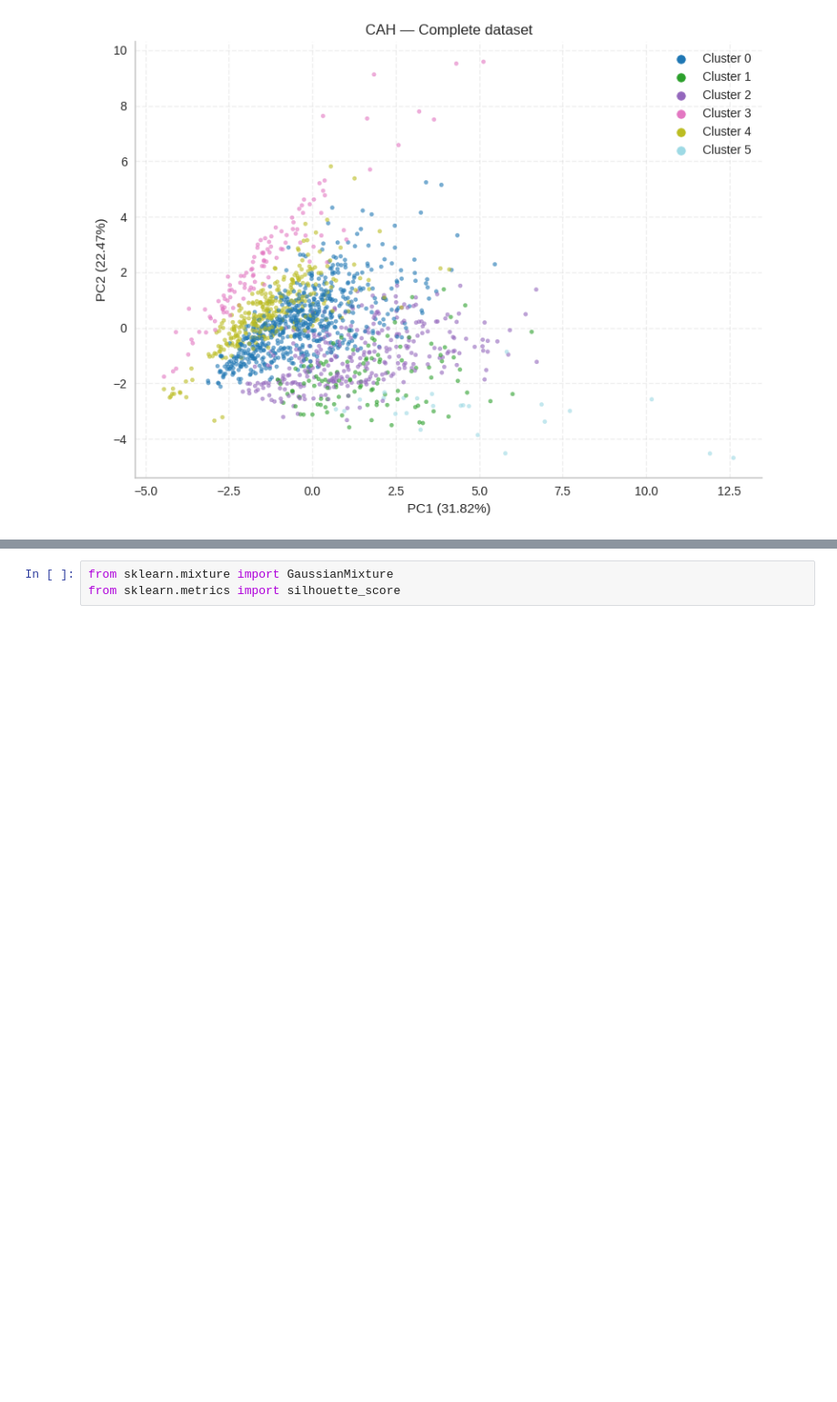
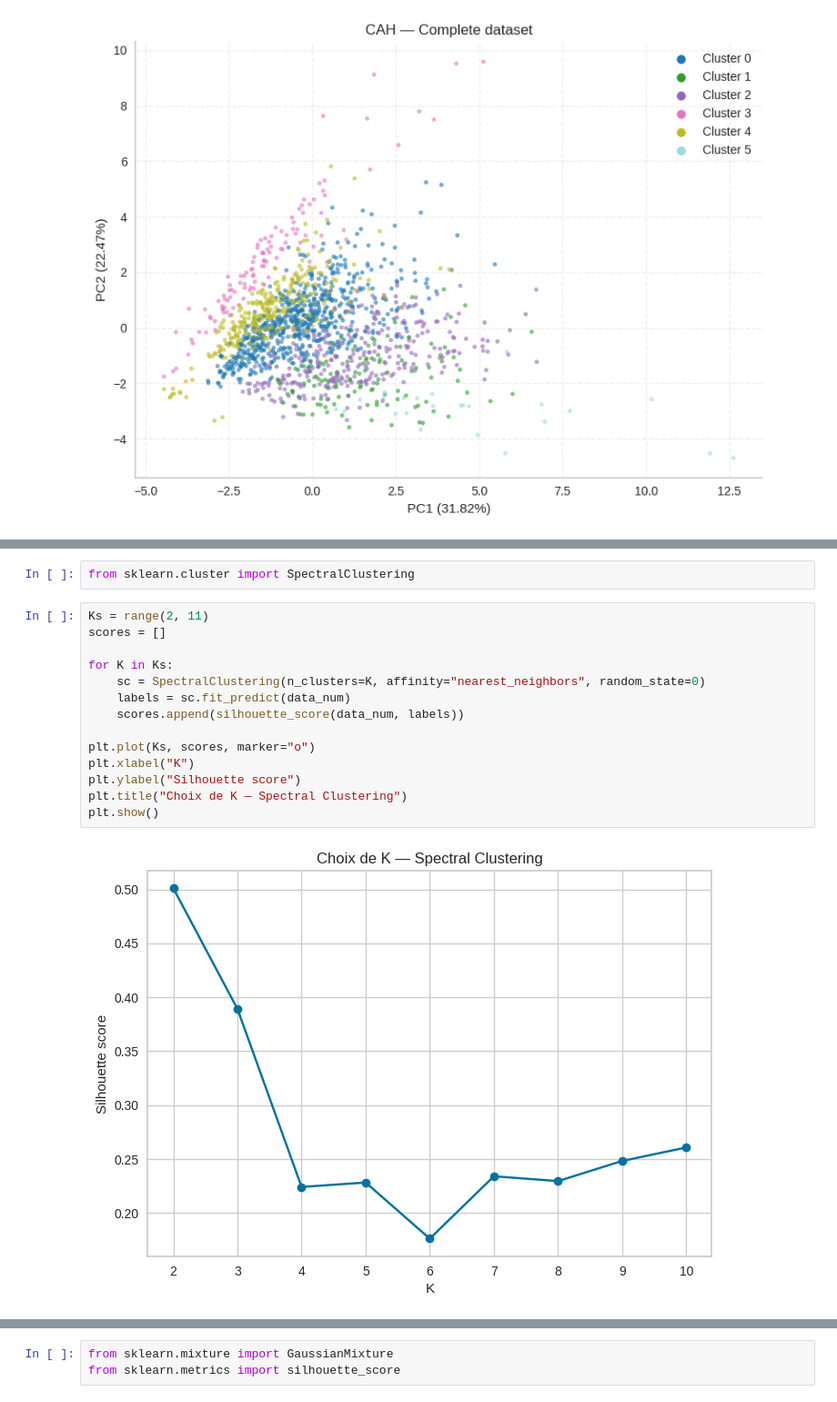
Before and after one commit to Clara-Lst/Projet_AD, a Jupyter notebook: AD-projet-python -clustering-clara.ipynb, the cells around one changed output, grey strips where cells are left out. Shown at 91% size. Drawn from its saved outputs; the diff is of its cells as text; blank space fills up the shorter version.

```diff
--- a/AD-projet-python -clustering-clara.ipynb
+++ b/AD-projet-python -clustering-clara.ipynb
@@ -717,0 +810,18 @@ plt.show()
+# %%
+from sklearn.cluster import SpectralClustering
+# %%
+Ks = range(2, 11)
+scores = []
+
+for K in Ks:
+    sc = SpectralClustering(n_clusters=K, affinity="nearest_neighbors", random_state=0)
+    labels = sc.fit_predict(data_num)
+    scores.append(silhouette_score(data_num, labels))
+
+plt.plot(Ks, scores, marker="o")
+plt.xlabel("K")
+plt.ylabel("Silhouette score")
+plt.title("Choix de K — Spectral Clustering")
+plt.show()
+# %% [output]
+[figure, added]
```
Also changed, not shown: parts of 53 cells of this notebook.
